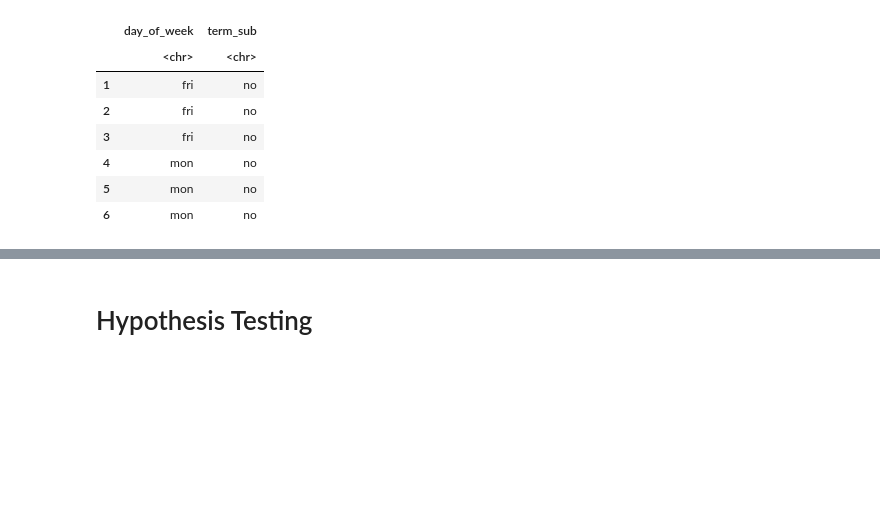
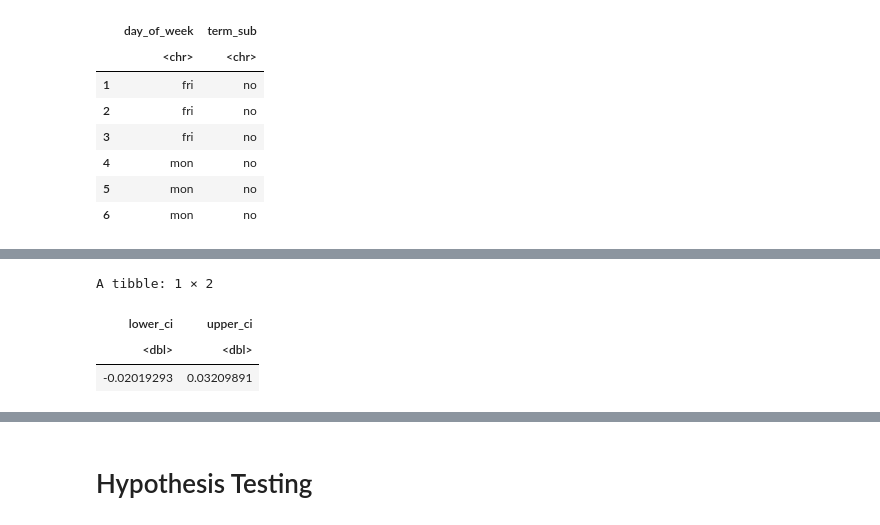
Before and after one commit to celike1/STAT201-Project, a Jupyter notebook: eda.ipynb, the cells around one changed output, grey strips where cells are left out. Drawn from its saved outputs; the diff is of its cells as text; code cells hidden in the pictures; blank space fills up the shorter version.

```diff
--- a/eda.ipynb
+++ b/eda.ipynb
@@ -349,0 +246,12 @@ With these two plots, we can better visualize the proportion of "yes" responses
+# %%
+set.seed(1502)
+
+ci_bank <- bank_data_bootstrap %>%
+    get_confidence_interval(level = 0.90, type = 'percentile')
+
+ci_bank
+# %% [output]
+A tibble: 1 × 2
+| lower_ci | upper_ci |
+| <dbl> | <dbl> |
+| -0.02019293 | 0.03209891 |
```
Also changed, not shown: parts of 22 cells of this notebook.
